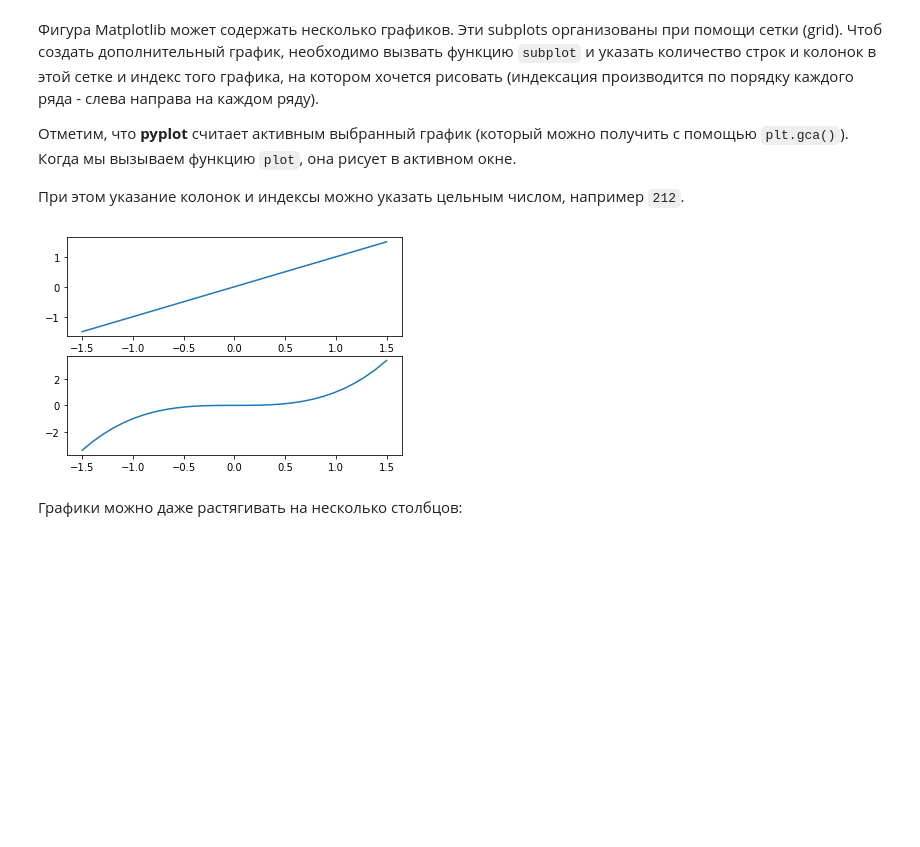
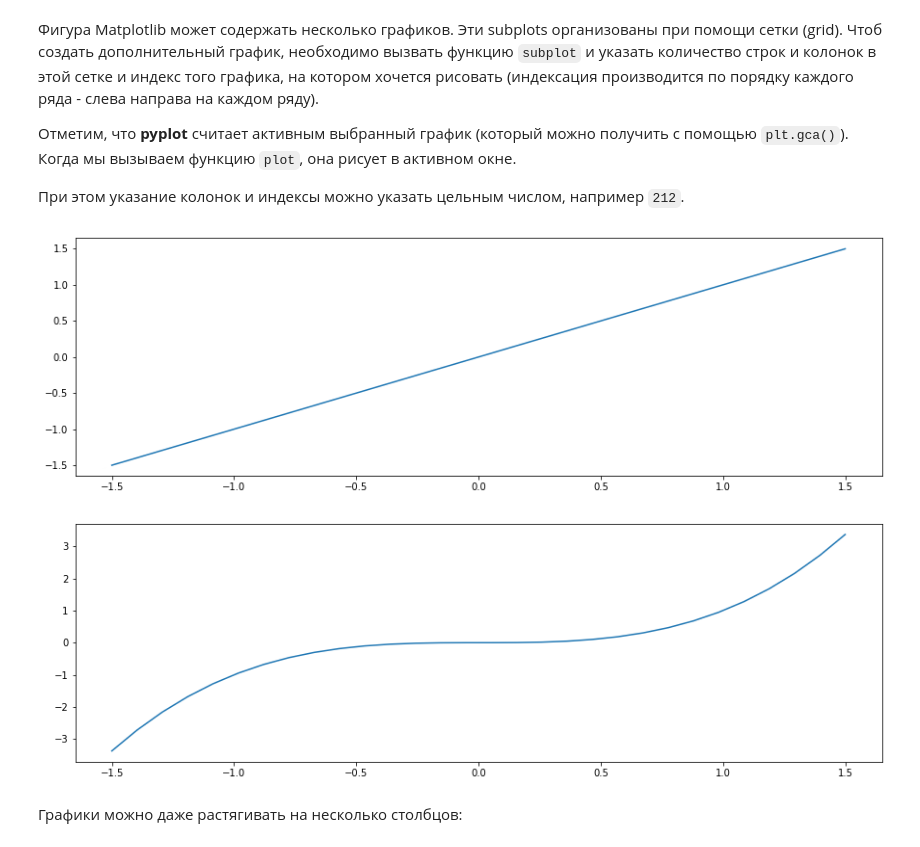
Before and after one commit to Lpshkn/Tutors, a Jupyter notebook: Matplotlib/Introducing.ipynb, the cells around one changed output. Cells and saved outputs as stored; diff of their text form; code cells hidden in the pictures; blank space fills up the shorter version.

```diff
--- a/Matplotlib/Introducing.ipynb
+++ b/Matplotlib/Introducing.ipynb
@@ -189,13 +194,14 @@ plt.savefig('fig.png', dpi=100, transparent=True)
 При этом указание колонок и индексы можно указать цельным числом, например `212`.
 # %%
 x = np.linspace(-1.5, 1.5, 30)
+plt.figure(figsize=(15, 10))
 plt.subplot(2, 1, 1)
 plt.plot(x, x)
 plt.subplot(212)
 plt.plot(x, x**3)
 plt.show()
 # %% [output]
-[figure, old version]
+[figure, new version]
 # %% [markdown]
 Графики можно даже растягивать на несколько столбцов:
 # %%
```
Also changed, not shown: parts of 10 cells of this notebook, 2 other files.
